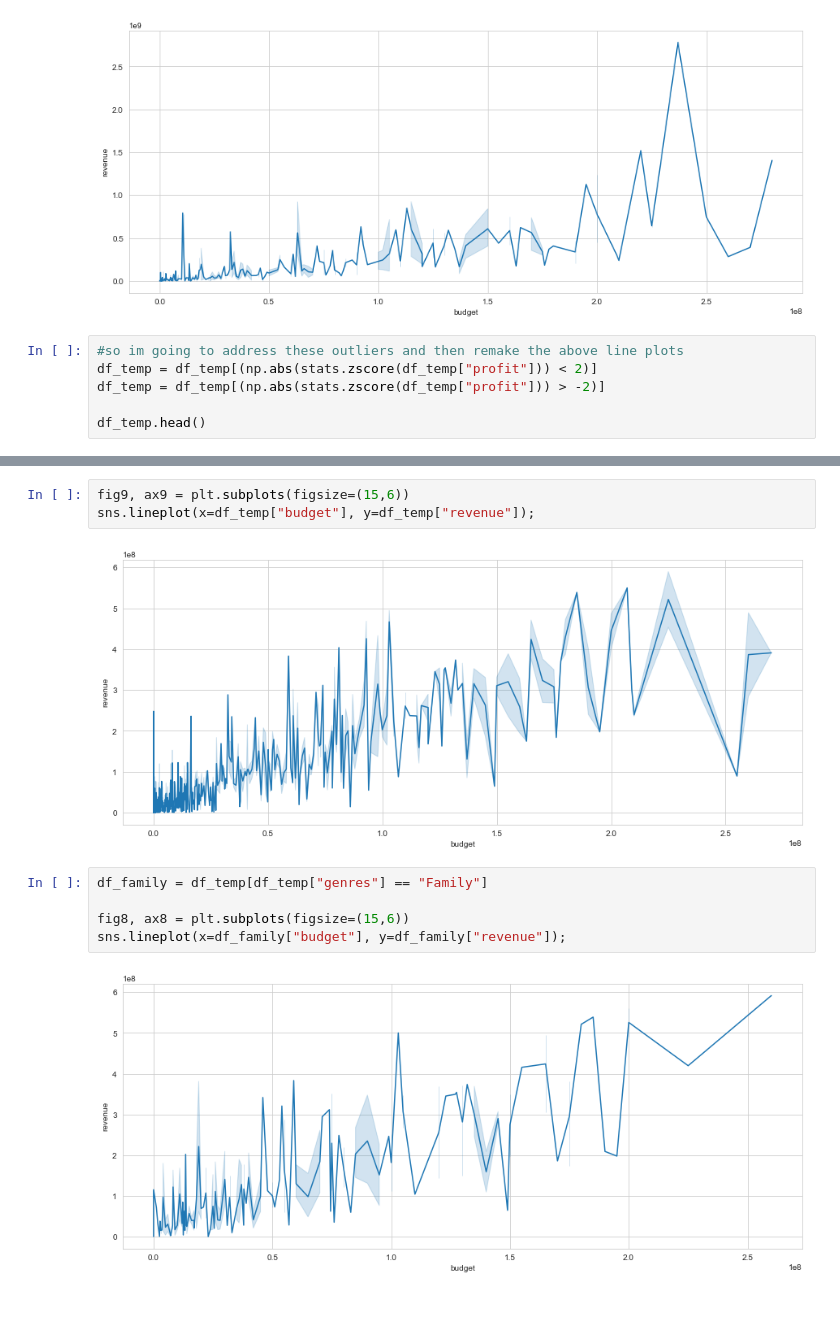
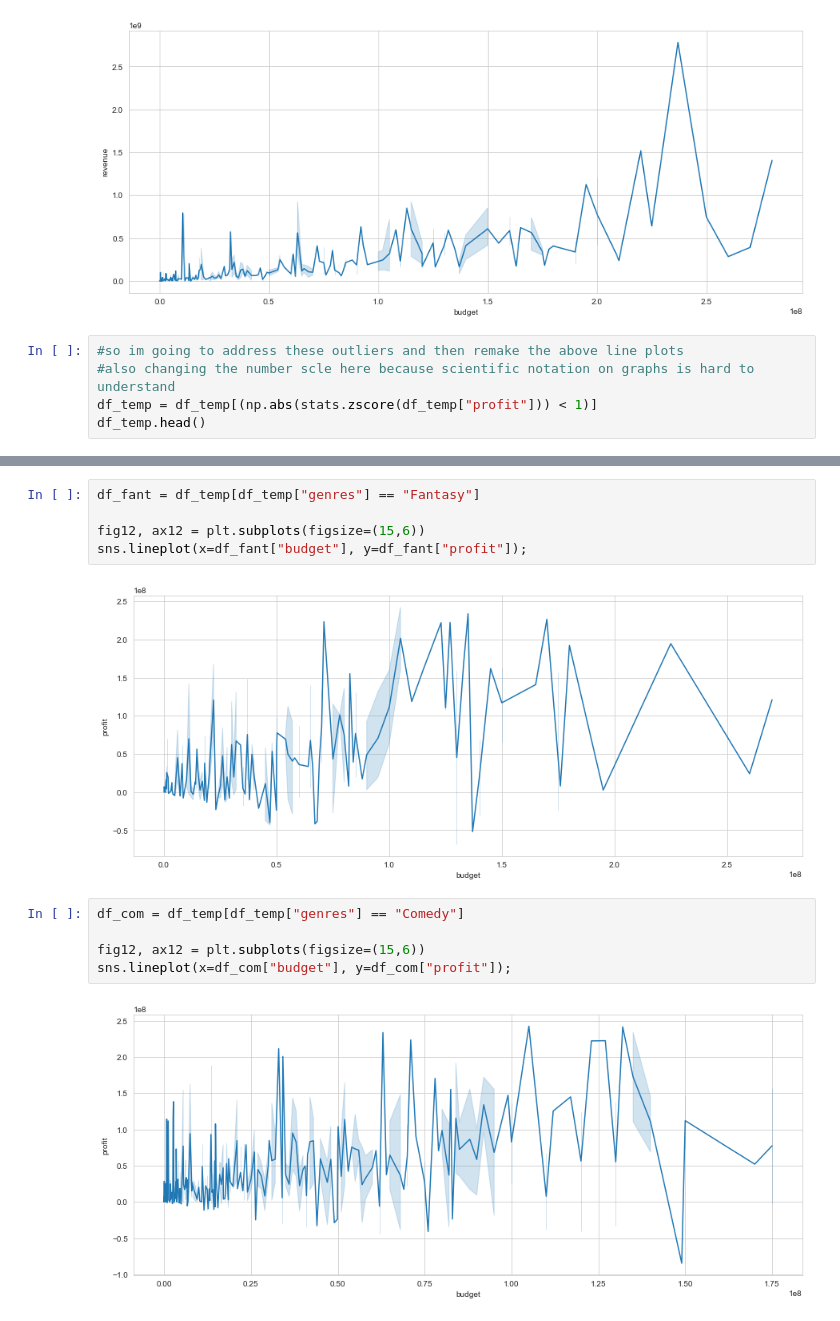
Before and after one commit to krbendol/movie_analysis_Microsoft, a Jupyter notebook: Data_Work.ipynb, the cells around one changed output, grey strips where cells are left out. Drawn from its saved outputs; the diff is of its cells as text.

```diff
--- a/Data_Work.ipynb
+++ b/Data_Work.ipynb
@@ -157,9 +158,8 @@ sns.lineplot(x=df_scifi["budget"], y=df_scifi["revenue"], data=df_action);
 [figure]
 # %%
 #so im going to address these outliers and then remake the above line plots
-df_temp = df_temp[(np.abs(stats.zscore(df_temp["profit"])) < 2)]
-df_temp = df_temp[(np.abs(stats.zscore(df_temp["profit"])) > -2)]
-
+#also changing the number scle here because scientific notation on graphs is hard to understand
+df_temp = df_temp[(np.abs(stats.zscore(df_temp["profit"])) < 1)]
 df_temp.head()
 # %% [output]
 |  | id | imdb_id | popularity | budget | revenue | original_title | runtime | genres | release_date | ... |
@@ -200,12 +218,14 @@ sns.lineplot(x=df_adventure["budget"], y=df_adventure["revenue"]);
 # %%
-fig9, ax9 = plt.subplots(figsize=(15,6))
-sns.lineplot(x=df_temp["budget"], y=df_temp["revenue"]);
+df_fant = df_temp[df_temp["genres"] == "Fantasy"]
+
+fig12, ax12 = plt.subplots(figsize=(15,6))
+sns.lineplot(x=df_fant["budget"], y=df_fant["profit"]);
 # %% [output]
-[figure, old version]
+[figure, new version]
 # %%
-df_family = df_temp[df_temp["genres"] == "Family"]
+df_com = df_temp[df_temp["genres"] == "Comedy"]
 
-fig8, ax8 = plt.subplots(figsize=(15,6))
-sns.lineplot(x=df_family["budget"], y=df_family["revenue"]);
+fig12, ax12 = plt.subplots(figsize=(15,6))
+sns.lineplot(x=df_com["budget"], y=df_com["profit"]);
 # %% [output]
-[figure, old version]
+[figure, new version]
```
Also changed, not shown: parts of 14 cells of this notebook.
